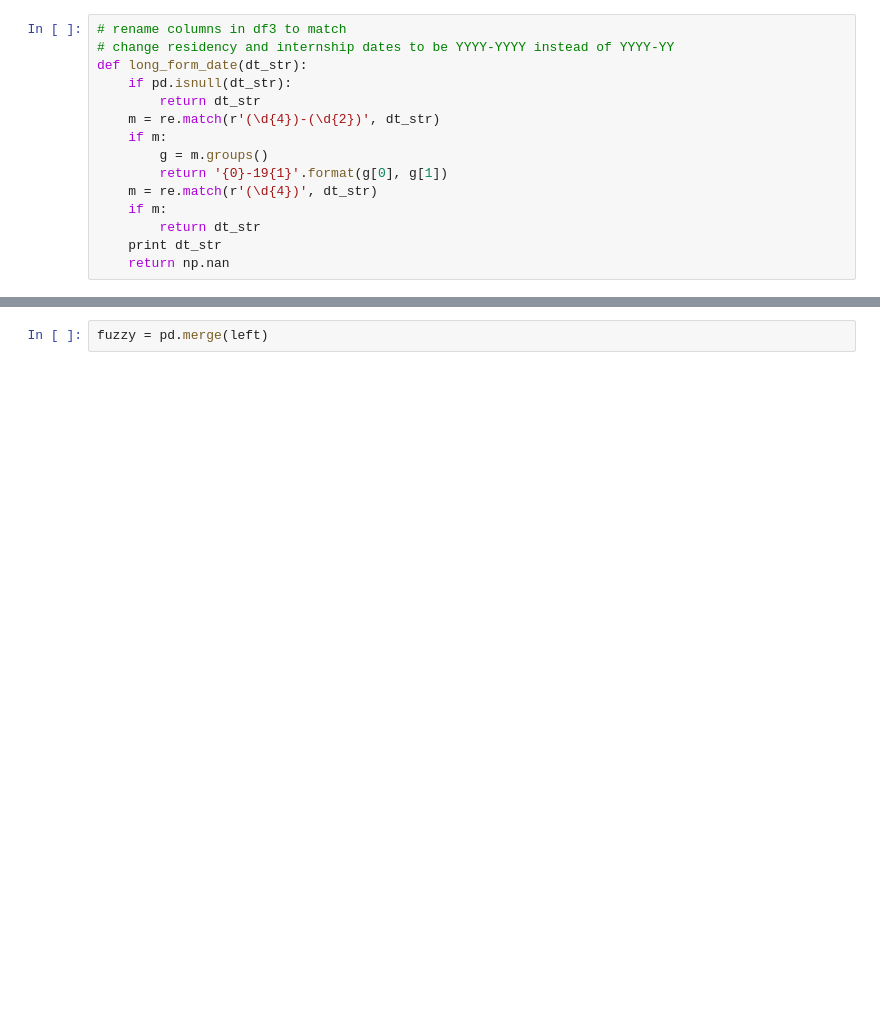
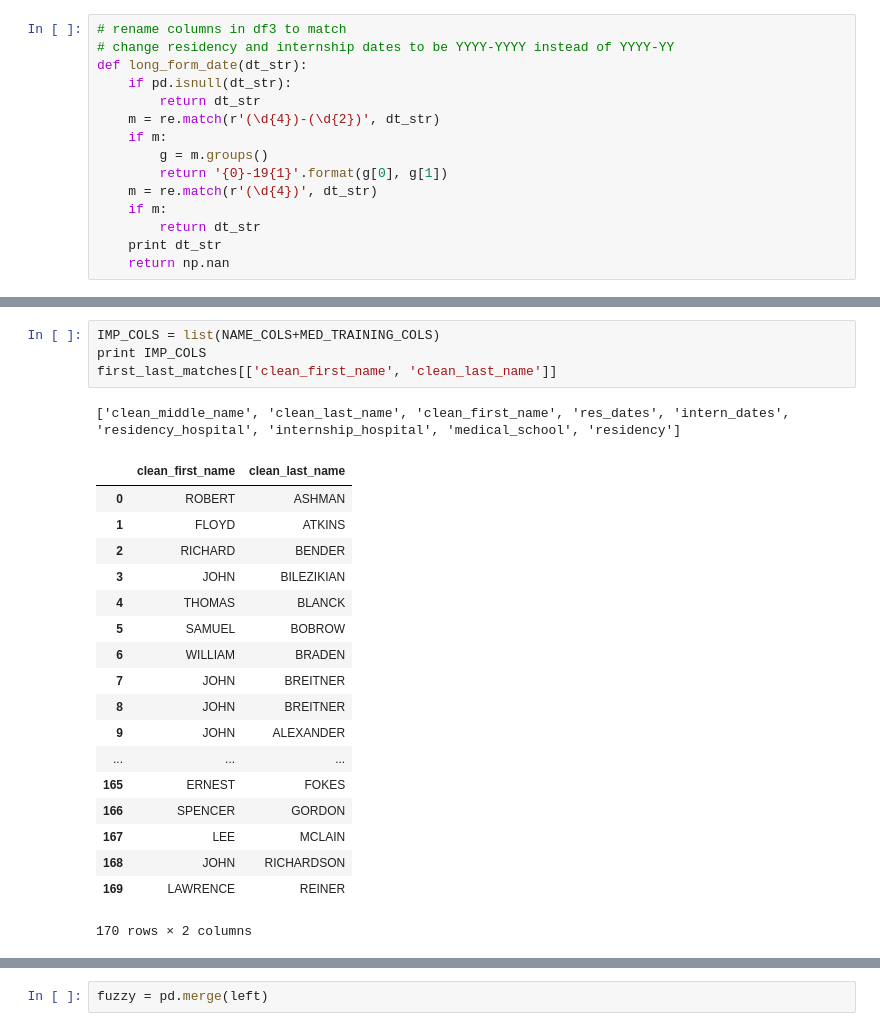
Before and after one commit to Lrraymond13/yellow_beret, a Jupyter notebook: Import Dedupe Known Associates.ipynb, the cells around one changed output, grey strips where cells are left out. Saved outputs shown, nothing was run; the diff lists cells and outputs as text; blank space fills up the shorter version.

```diff
--- a/Import Dedupe Known Associates.ipynb
+++ b/Import Dedupe Known Associates.ipynb
@@ -237,0 +418,24 @@ first_last_matches = pd.merge(left=not_matched_attendees, right=not_matched_apps
+# %%
+IMP_COLS = list(NAME_COLS+MED_TRAINING_COLS)
+print IMP_COLS
+first_last_matches[['clean_first_name', 'clean_last_name']]
+# %% [output]
+['clean_middle_name', 'clean_last_name', 'clean_first_name', 'res_dates', 'intern_dates', 'residency_hospital', 'internship_hospital', 'medical_school', 'residency']
+|  | clean_first_name | clean_last_name |
+| 0 | ROBERT | ASHMAN |
+| 1 | FLOYD | ATKINS |
+| 2 | RICHARD | BENDER |
+| 3 | JOHN | BILEZIKIAN |
+| 4 | THOMAS | BLANCK |
+| 5 | SAMUEL | BOBROW |
+| 6 | WILLIAM | BRADEN |
+| 7 | JOHN | BREITNER |
+| 8 | JOHN | BREITNER |
+| 9 | JOHN | ALEXANDER |
+| ... | ... | ... |
+| 165 | ERNEST | FOKES |
+| 166 | SPENCER | GORDON |
+| 167 | LEE | MCLAIN |
+| 168 | JOHN | RICHARDSON |
+| 169 | LAWRENCE | REINER |
+170 rows × 2 columns
```
Also changed, not shown: parts of 46 cells of this notebook.
